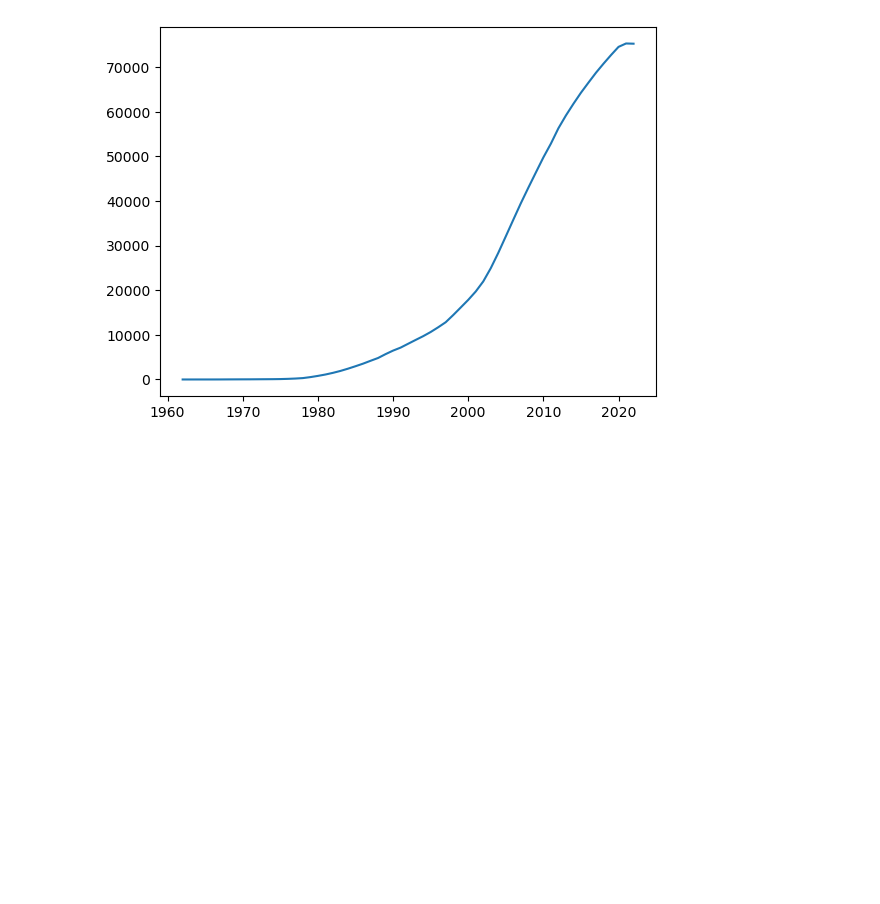
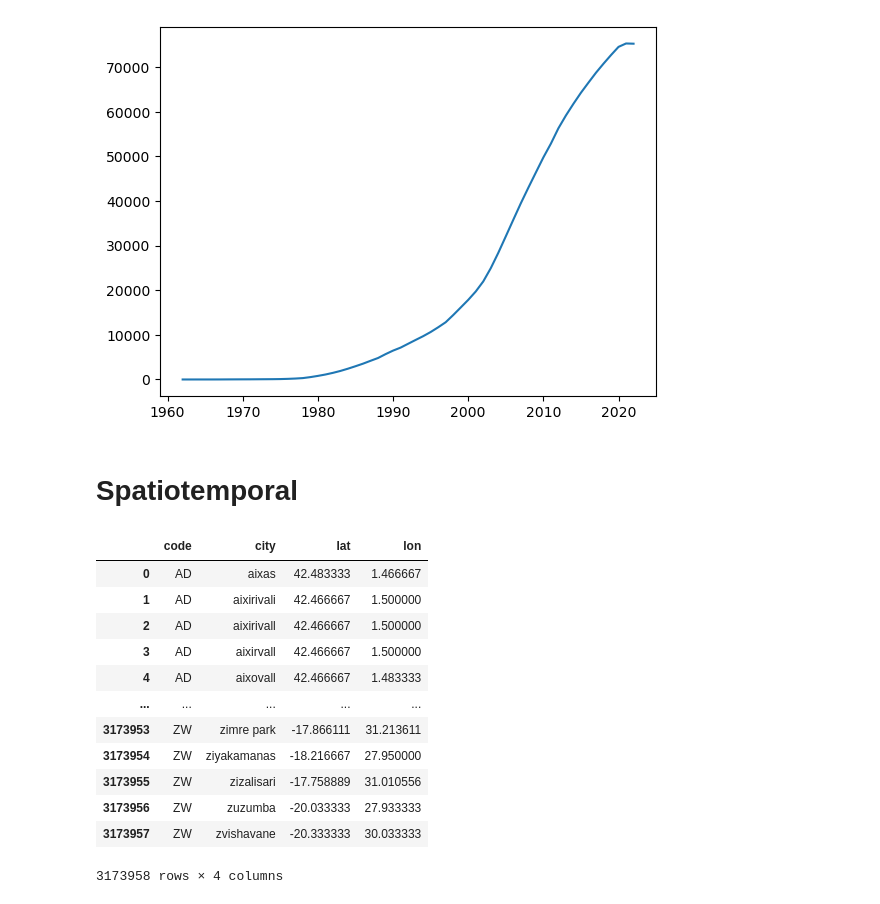
Before and after one commit to theta-lin/stats_102_final, a Jupyter notebook: bands_basic.ipynb, the cells around one changed output. Drawn from its saved outputs; the diff is of its cells as text; code cells hidden in the pictures; blank space fills up the shorter version.

```diff
--- a/bands_basic.ipynb
+++ b/bands_basic.ipynb
@@ -248,3 +248,5 @@ plt.plot(count.keys(), count.values())
 # %% [output]
 [<matplotlib.lines.Line2D at 0x...>]
 [figure]
+# %% [markdown]
+# Spatiotemporal
@@ -250,0 +265,20 @@ plt.plot(count.keys(), count.values())
+# %%
+cities = pd.read_csv('data/worldcitiespop.csv', dtype={'Region': 'str'})
+cities = cities.drop(['AccentCity', 'Region', 'Population'], axis=1)
+cities = cities.rename({'Country': 'code', 'City': 'city', 'Latitude': 'lat', 'Longitude': 'lon'}, axis = 1)
+cities['code'] = cities['code'].str.upper()
+cities
+# %% [output]
+|  | code | city | lat | lon |
+| 0 | AD | aixas | 42.483333 | 1.466667 |
+| 1 | AD | aixirivali | 42.466667 | 1.500000 |
+| 2 | AD | aixirivall | 42.466667 | 1.500000 |
+| 3 | AD | aixirvall | 42.466667 | 1.500000 |
+| 4 | AD | aixovall | 42.466667 | 1.483333 |
+| ... | ... | ... | ... | ... |
+| 3173953 | ZW | zimre park | -17.866111 | 31.213611 |
+| 3173954 | ZW | ziyakamanas | -18.216667 | 27.950000 |
+| 3173955 | ZW | zizalisari | -17.758889 | 31.010556 |
+| 3173956 | ZW | zuzumba | -20.033333 | 27.933333 |
+| 3173957 | ZW | zvishavane | -20.333333 | 30.033333 |
+3173958 rows × 4 columns
```
Also changed, not shown: parts of 18 cells of this notebook, 1 other file.
